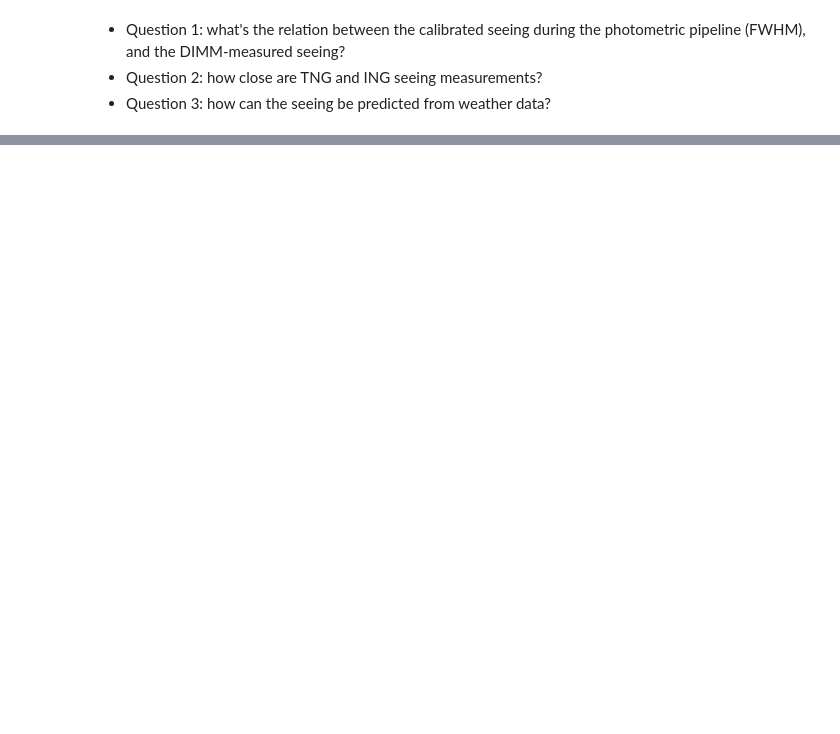
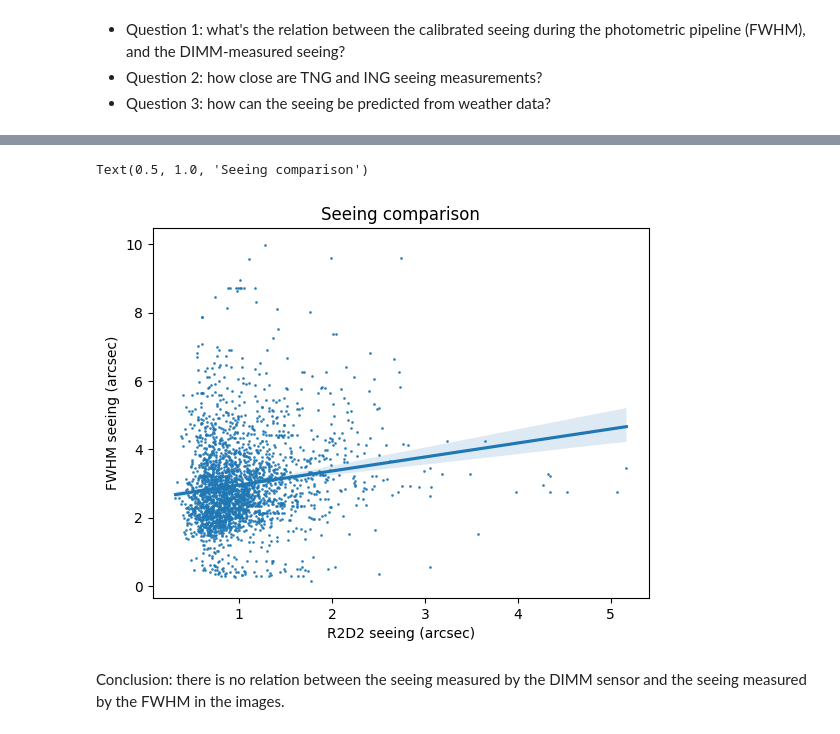
Before and after one commit to ferazuza/aspred, a Jupyter notebook: notebooks/seeing.ipynb, the cells around one changed output, grey strips where cells are left out. Saved outputs shown, nothing was run; the diff lists cells and outputs as text; code cells hidden in the pictures; blank space fills up the shorter version.

```diff
--- a/notebooks/seeing.ipynb
+++ b/notebooks/seeing.ipynb
@@ -31,0 +114,12 @@ df["Seeing"].plot.kde(xlim=(0, 3))
+# %%
+# Plot r2d2 seeing vs FWHM seeing with correlation line
+import seaborn as sns
+sns.regplot(x="r2d2_seeing", y="fwhm_seeing", data=df3, scatter_kws={"s": 1})
+plt.xlabel("R2D2 seeing (arcsec)")
+plt.ylabel("FWHM seeing (arcsec)")
+plt.title("Seeing comparison")
+# %% [output]
+Text(0.5, 1.0, 'Seeing comparison')
+[figure, added]
+# %% [markdown]
+Conclusion: there is no relation between the seeing measured by the DIMM sensor and the seeing measured by the FWHM in the images.
```
Also changed, not shown: parts of 10 cells of this notebook, 3 other files.
